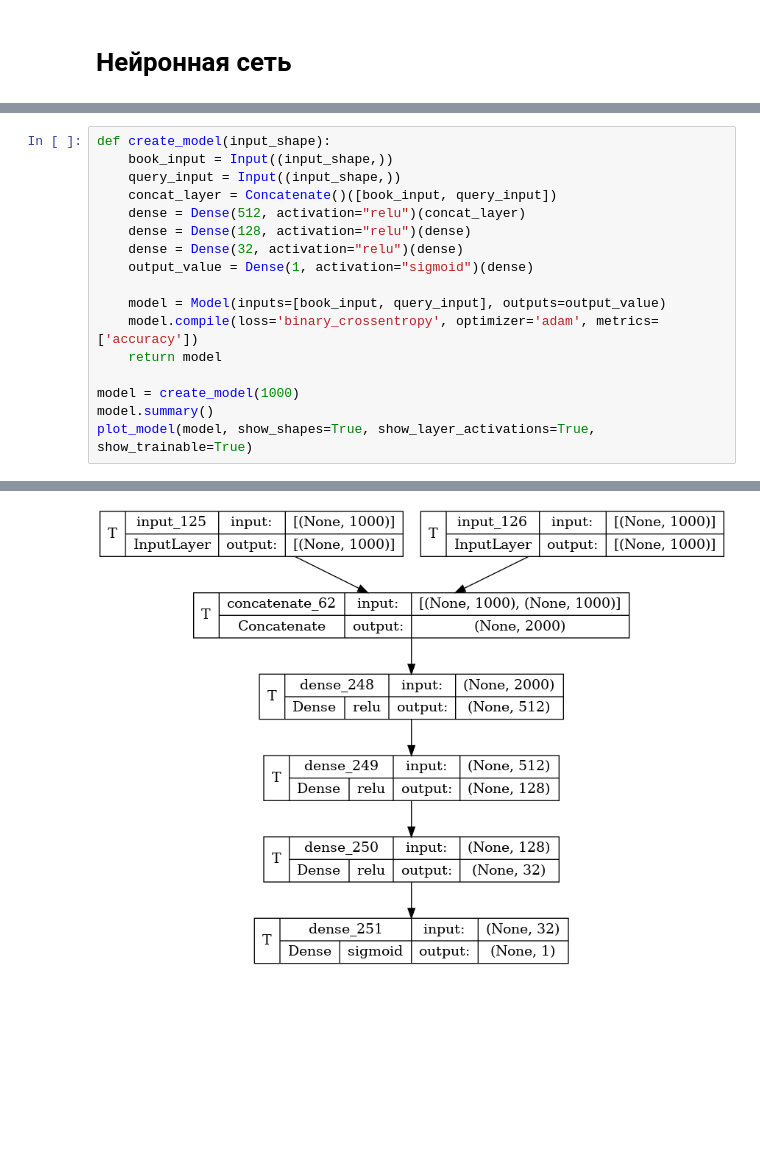
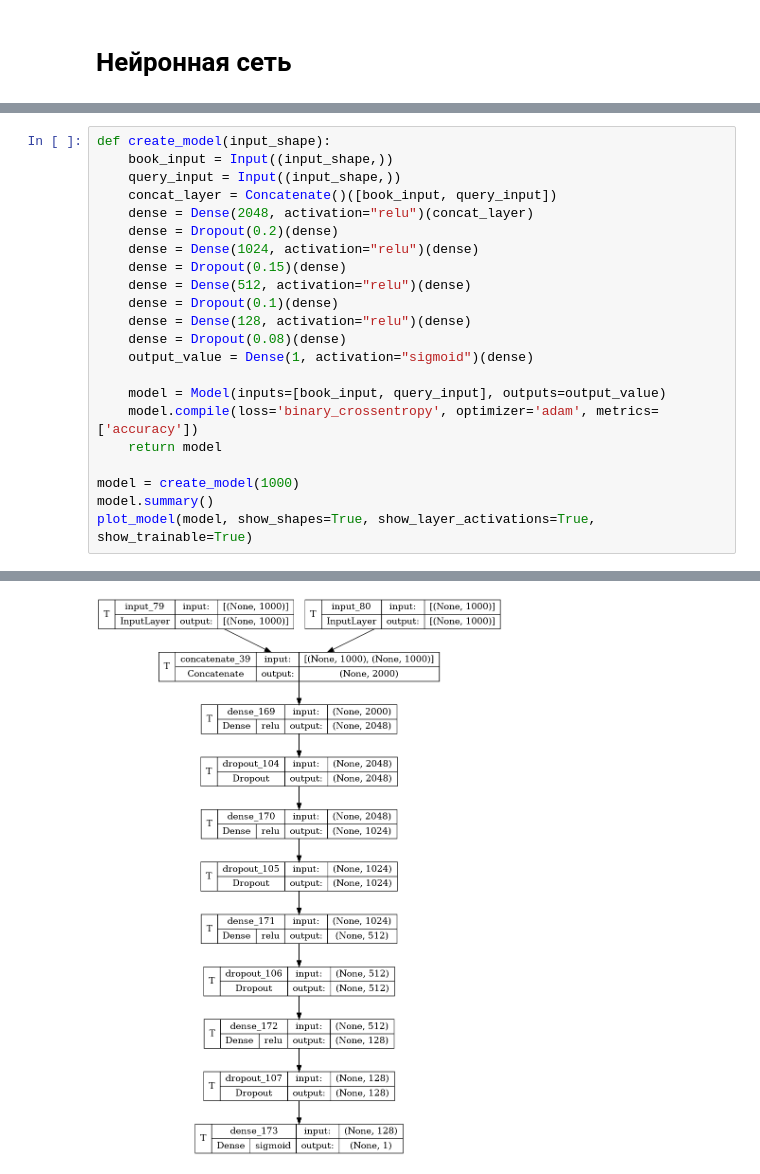
Before and after one commit to nastiknastik/sem-search-for-books, a Jupyter notebook: model.ipynb, the cells around one changed output, grey strips where cells are left out. Drawn from its saved outputs; the diff is of its cells as text; blank space fills up the shorter version.

```diff
--- a/model.ipynb
+++ b/model.ipynb
@@ -713,9 +676,14 @@ def create_model(input_shape):
     book_input = Input((input_shape,))
     query_input = Input((input_shape,))
     concat_layer = Concatenate()([book_input, query_input])
-    dense = Dense(512, activation="relu")(concat_layer)
+    dense = Dense(2048, activation="relu")(concat_layer)
+    dense = Dropout(0.2)(dense)
+    dense = Dense(1024, activation="relu")(dense)
+    dense = Dropout(0.15)(dense)
+    dense = Dense(512, activation="relu")(dense)
+    dense = Dropout(0.1)(dense)
     dense = Dense(128, activation="relu")(dense)
-    dense = Dense(32, activation="relu")(dense)
+    dense = Dropout(0.08)(dense)
     output_value = Dense(1, activation="sigmoid")(dense)
 
     model = Model(inputs=[book_input, query_input], outputs=output_value)
@@ -744,4 +712,4 @@ Trainable params: 1094337 (4.17 MB)
 Non-trainable params: 0 (0.00 Byte)
 __________________________________________________________________________________________________
-[figure, old version]
+[figure, new version]
 # %%
```
Also changed, not shown: parts of 37 cells of this notebook.
